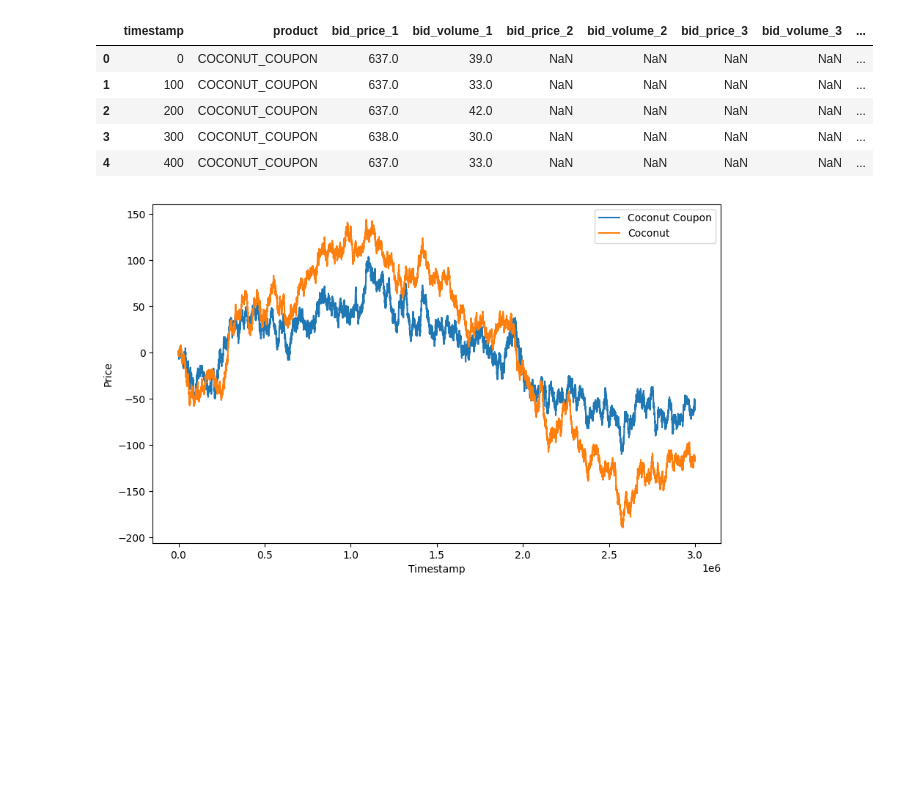
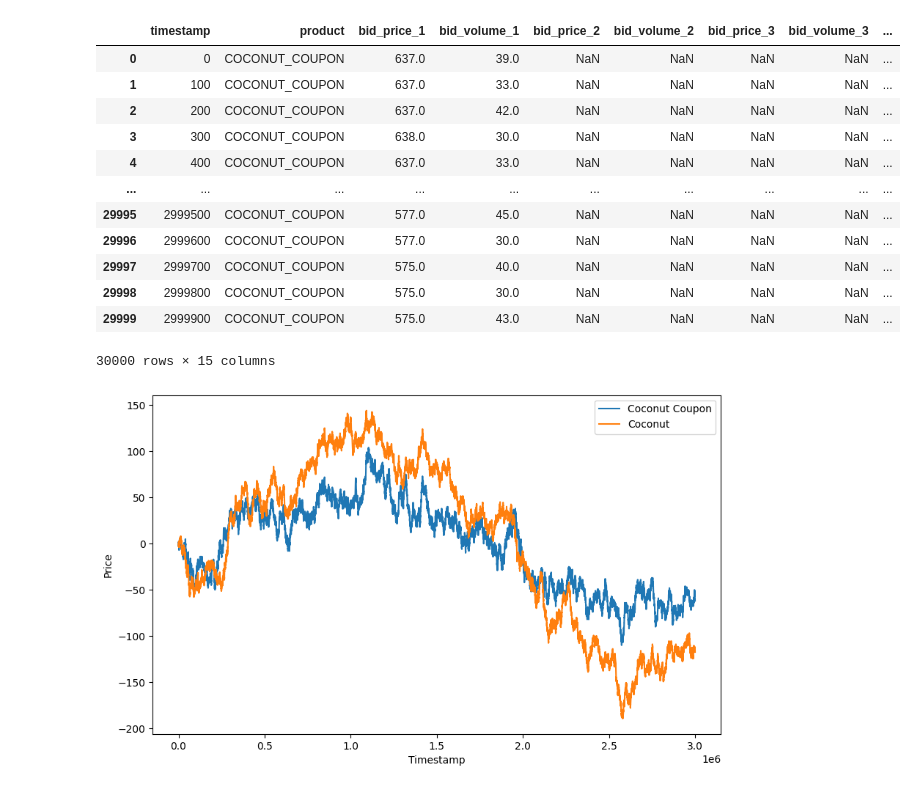
Before and after one commit to johannesfuest/prosperity-2, a Jupyter notebook: analysis/coconuts_analysis.ipynb, the cells around one changed output. Saved outputs shown, nothing was run; the diff lists cells and outputs as text; code cells hidden in the pictures; blank space fills up the shorter version.

```diff
--- a/analysis/coconuts_analysis.ipynb
+++ b/analysis/coconuts_analysis.ipynb
@@ -17,14 +17,21 @@ premium = 637.63
 df_coup_prices['mid_price'] = df_coup_prices['mid_price'] - premium
 df_nut_prices['mid_price'] = df_nut_prices['mid_price'] - 10000
 # %%
-df_coup_prices.head()
+df_coup_prices
 # %% [output]
 |  | timestamp | product | bid_price_1 | bid_volume_1 | bid_price_2 | bid_volume_2 | bid_price_3 | bid_volume_3 | ... |
 | 0 | 0 | COCONUT_COUPON | 637.0 | 39.0 | NaN | NaN | NaN | NaN | ... |
 | 1 | 100 | COCONUT_COUPON | 637.0 | 33.0 | NaN | NaN | NaN | NaN | ... |
 | 2 | 200 | COCONUT_COUPON | 637.0 | 42.0 | NaN | NaN | NaN | NaN | ... |
 | 3 | 300 | COCONUT_COUPON | 638.0 | 30.0 | NaN | NaN | NaN | NaN | ... |
 | 4 | 400 | COCONUT_COUPON | 637.0 | 33.0 | NaN | NaN | NaN | NaN | ... |
+| ... | ... | ... | ... | ... | ... | ... | ... | ... | ... |
+| 29995 | 2999500 | COCONUT_COUPON | 577.0 | 45.0 | NaN | NaN | NaN | NaN | ... |
+| 29996 | 2999600 | COCONUT_COUPON | 577.0 | 30.0 | NaN | NaN | NaN | NaN | ... |
+| 29997 | 2999700 | COCONUT_COUPON | 575.0 | 40.0 | NaN | NaN | NaN | NaN | ... |
+| 29998 | 2999800 | COCONUT_COUPON | 575.0 | 30.0 | NaN | NaN | NaN | NaN | ... |
+| 29999 | 2999900 | COCONUT_COUPON | 575.0 | 43.0 | NaN | NaN | NaN | NaN | ... |
+30000 rows × 15 columns
 # %%
 # plot both prices over time
 plt.figure(figsize=(10, 6))
```
Also changed, not shown: parts of 11 cells of this notebook.
